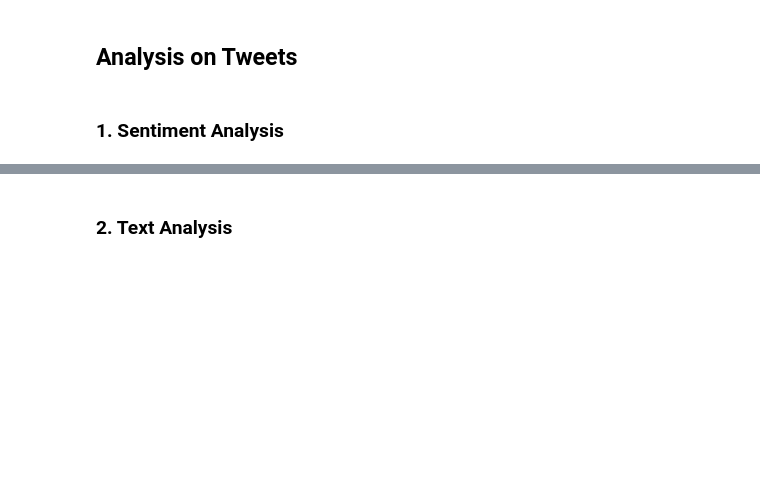
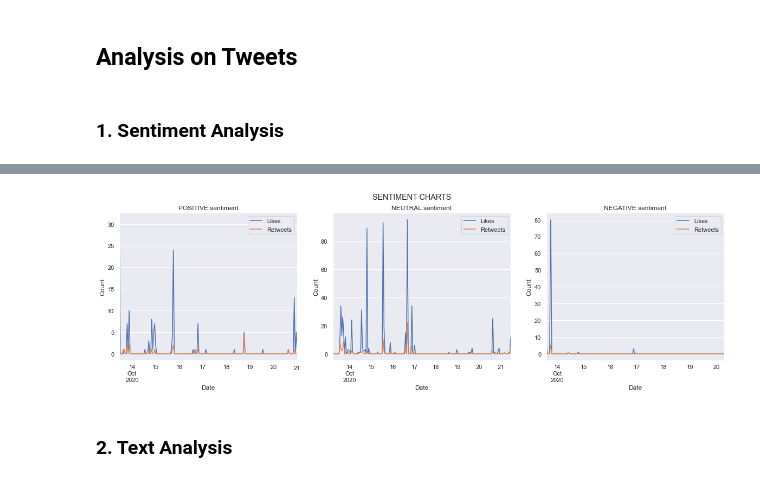
Before and after one commit to medherd/twitter, a Jupyter notebook: analysis/Untitled.ipynb, the cells around one changed output, grey strips where cells are left out. Drawn from its saved outputs; the diff is of its cells as text; code cells hidden in the pictures; blank space fills up the shorter version.

```diff
--- a/analysis/Untitled.ipynb
+++ b/analysis/Untitled.ipynb
@@ -117,2 +105,28 @@ one.text, one.polarity
+# %%
+def chart_sentiment(sentiment, ax = None):
+    """Chart the sentiment"""
+    try:
+        chart = df.loc[df.sentiment == sentiment]
+        hourly_sample = chart.set_index('created_at').resample('H').sum()
+        hourly_sample.favorite_count.plot(ax=ax, label="Likes")
+        hourly_sample.retweet_count.plot(ax=ax, label="Retweets")
+        ax.legend()
+        ax.set_title(f'{sentiment.upper()} sentiment')
+        ax.set_xlabel('Date')
+        ax.set_ylabel('Count')
+    except KeyError as e:
+        print(f'{sentiment} is not a sentiment. Use either "positive", "neutral", "negative"')
+    except:
+        e = sys.exc_info()[0]
+        print('Unknown error: ', e)
+# %%
+fig, axes = plt.subplots(1, 3, figsize=(20,5))
+
+chart_sentiment('positive',axes[0])
+chart_sentiment('neutral',axes[1])
+chart_sentiment('negative',axes[2])
+plt.suptitle('Sentiment charts'.upper());
+# %% [output]
+[figure, added]
 # %% [markdown]
 ### 2. Text Analysis
```
Also changed, not shown: parts of 19 cells of this notebook, 9 other files.
